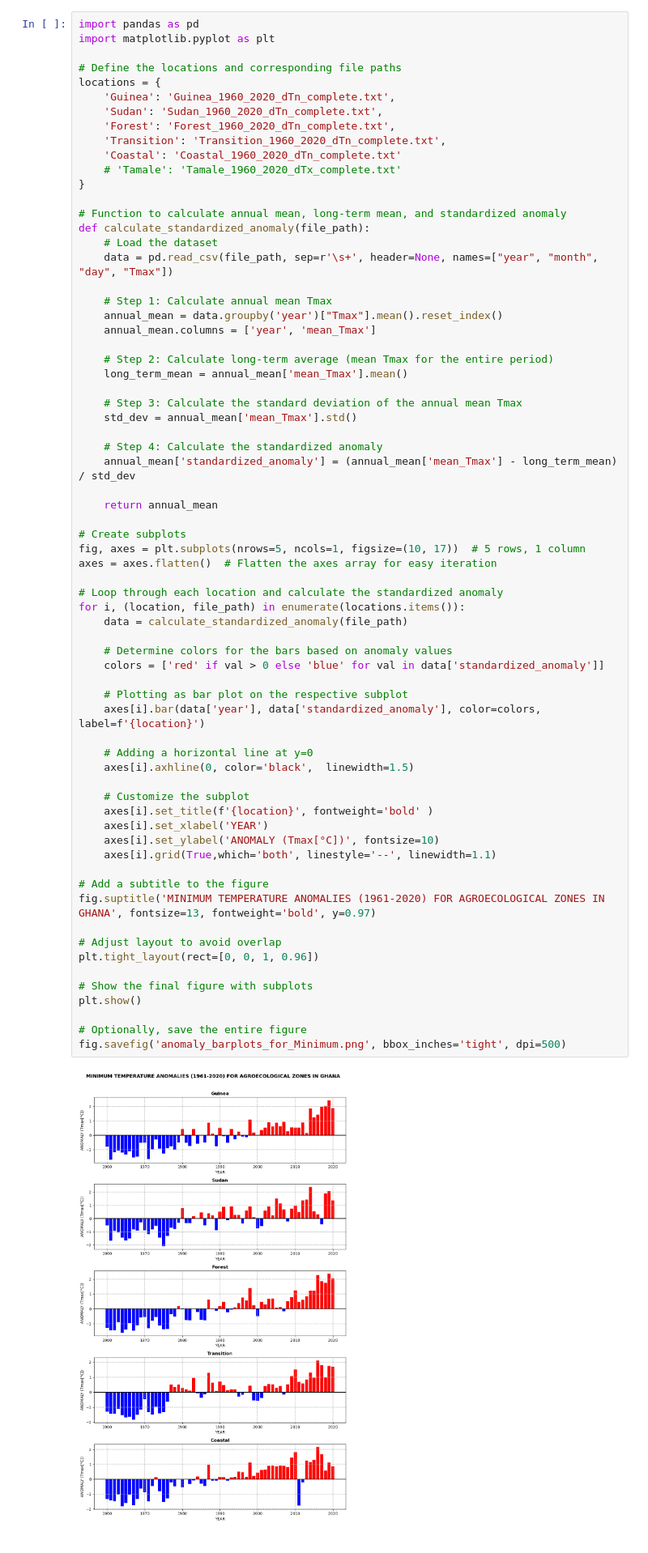
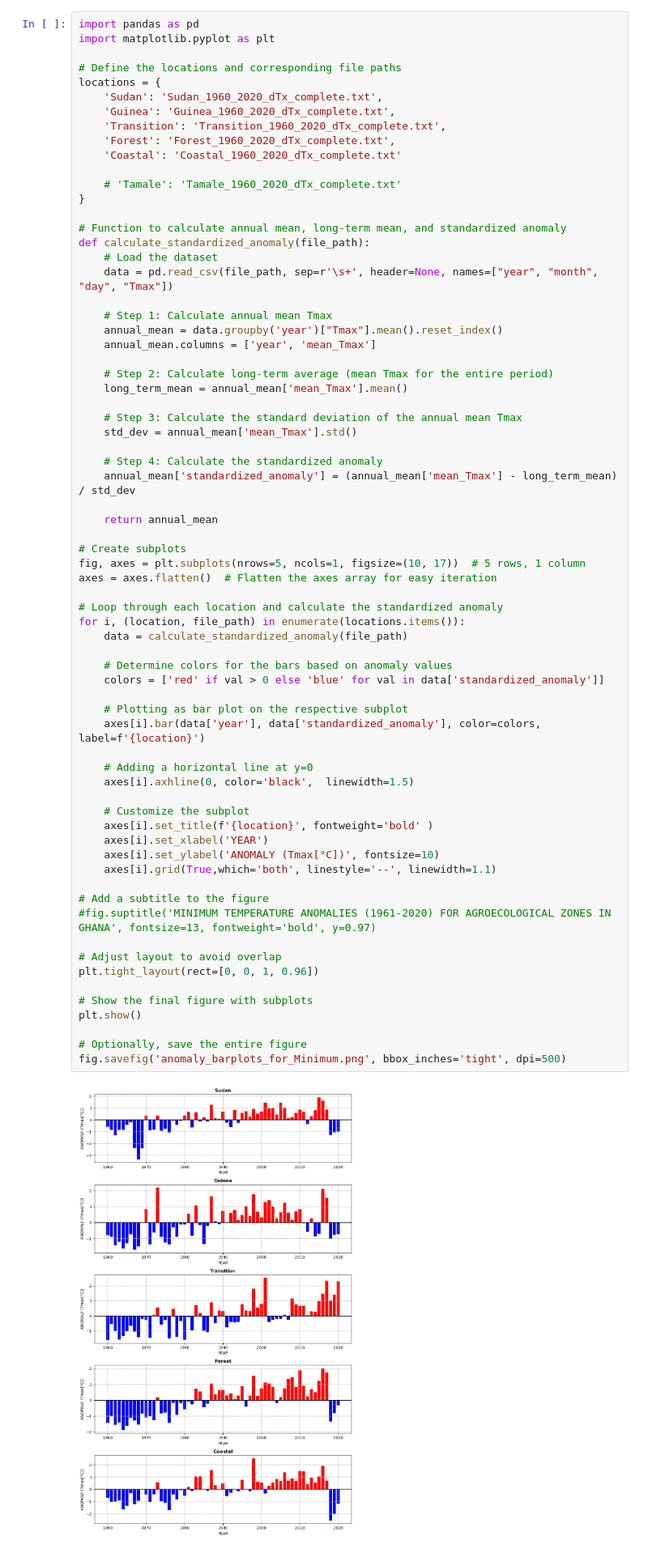
Before and after one commit to damponsah20/MAXIMUM-TEMPERATURE-ANALYSIS, a Jupyter notebook: ANOMALY_ZONES.ipynb, the cells around one changed output. Shown at 81% size. Cells and saved outputs as stored; diff of their text form.

```diff
--- a/ANOMALY_ZONES.ipynb
+++ b/ANOMALY_ZONES.ipynb
@@ -218,11 +205,12 @@ import matplotlib.pyplot as plt
 
 # Define the locations and corresponding file paths
 locations = {
-    'Guinea': 'Guinea_1960_2020_dTn_complete.txt',
-    'Sudan': 'Sudan_1960_2020_dTn_complete.txt',
-    'Forest': 'Forest_1960_2020_dTn_complete.txt',
-    'Transition': 'Transition_1960_2020_dTn_complete.txt',
-    'Coastal': 'Coastal_1960_2020_dTn_complete.txt'
+    'Sudan': 'Sudan_1960_2020_dTx_complete.txt',
+    'Guinea': 'Guinea_1960_2020_dTx_complete.txt',
+    'Transition': 'Transition_1960_2020_dTx_complete.txt',
+    'Forest': 'Forest_1960_2020_dTx_complete.txt',
+    'Coastal': 'Coastal_1960_2020_dTx_complete.txt'
+
     # 'Tamale': 'Tamale_1960_2020_dTx_complete.txt'
 }
 
@@ -253,32 +241,32 @@ axes = axes.flatten()  # Flatten the axes array for easy iteration
 # Loop through each location and calculate the standardized anomaly
 for i, (location, file_path) in enumerate(locations.items()):
     data = calculate_standardized_anomaly(file_path)
 
     # Determine colors for the bars based on anomaly values
     colors = ['red' if val > 0 else 'blue' for val in data['standardized_anomaly']]
 
     # Plotting as bar plot on the respective subplot
     axes[i].bar(data['year'], data['standardized_anomaly'], color=colors, label=f'{location}')
 
     # Adding a horizontal line at y=0
     axes[i].axhline(0, color='black',  linewidth=1.5)
 
     # Customize the subplot
     axes[i].set_title(f'{location}', fontweight='bold' )
     axes[i].set_xlabel('YEAR')
     axes[i].set_ylabel('ANOMALY (Tmax[°C])', fontsize=10)
     axes[i].grid(True,which='both', linestyle='--', linewidth=1.1)
 
 # Add a subtitle to the figure
-fig.suptitle('MINIMUM TEMPERATURE ANOMALIES (1961-2020) FOR AGROECOLOGICAL ZONES IN GHANA', fontsize=13, fontweight='bold', y=0.97)
+#fig.suptitle('MINIMUM TEMPERATURE ANOMALIES (1961-2020) FOR AGROECOLOGICAL ZONES IN GHANA', fontsize=13, fontweight='bold', y=0.97)
 
 # Adjust layout to avoid overlap
 plt.tight_layout(rect=[0, 0, 1, 0.96])
 
 # Show the final figure with subplots
 plt.show()
 
 # Optionally, save the entire figure
 fig.savefig('anomaly_barplots_for_Minimum.png', bbox_inches='tight', dpi=500)
 # %% [output]
-[figure, old version]
+[figure, new version]
```
Also changed, not shown: parts of 4 cells of this notebook.
